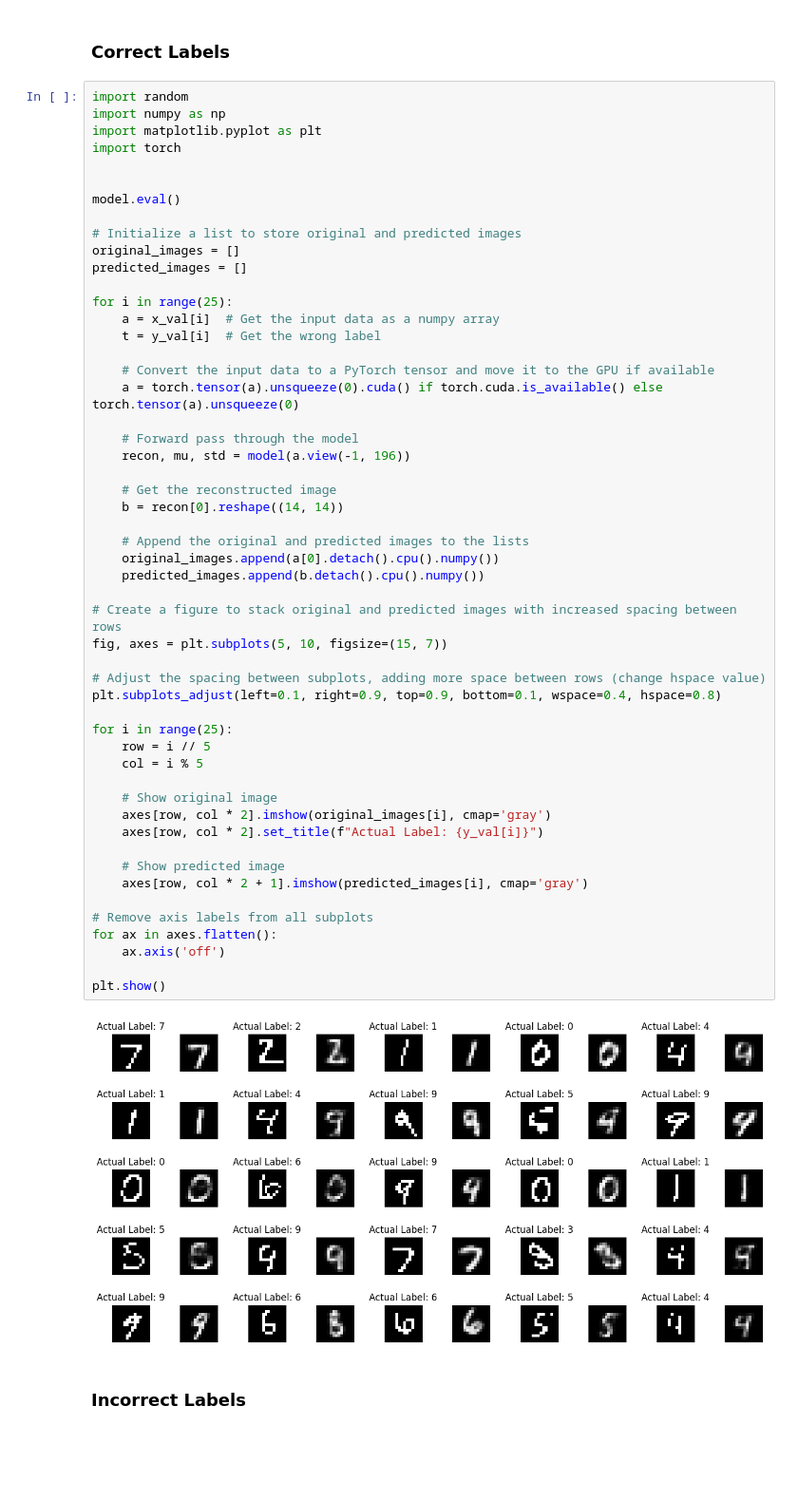
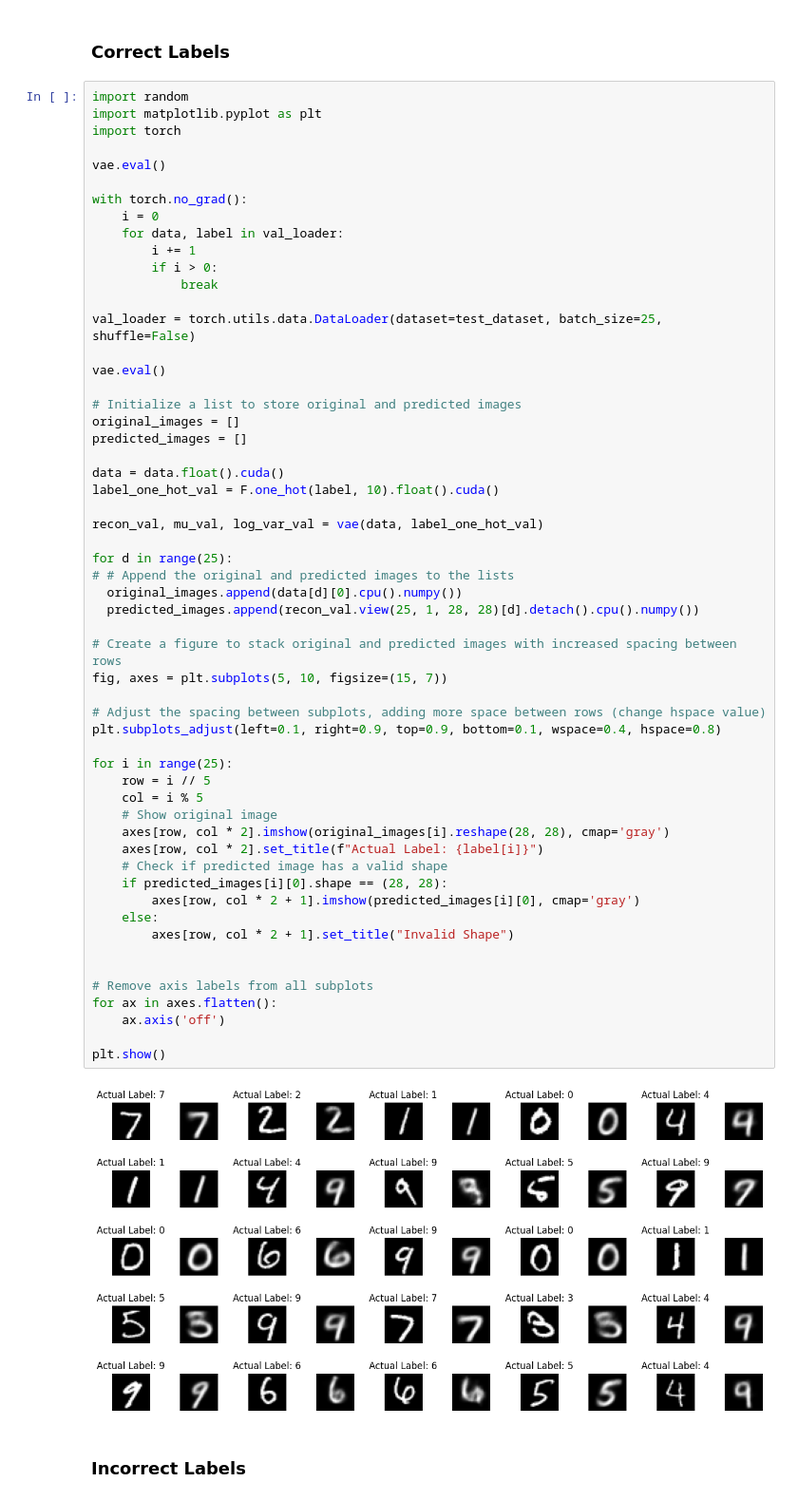
Before and after one commit to mkthoma/unet_and_vae, a Jupyter notebook: VAE/Demo VAE MNIST.ipynb, the cells around one changed output. Shown at 95% size. Saved outputs shown, nothing was run; the diff lists cells and outputs as text; blank space fills up the shorter version.

```diff
--- a/VAE/Demo VAE MNIST.ipynb
+++ b/VAE/Demo VAE MNIST.ipynb
@@ -199,57 +142,61 @@ plt.legend()
 ### Correct Labels
 # %%
 import random
-import numpy as np
 import matplotlib.pyplot as plt
 import torch
 
+vae.eval()
 
-model.eval()
+with torch.no_grad():
+    i = 0
+    for data, label in val_loader:
+        i += 1
+        if i > 0:
+            break
+
+val_loader = torch.utils.data.DataLoader(dataset=test_dataset, batch_size=25, shuffle=False)
+
+vae.eval()
 
 # Initialize a list to store original and predicted images
 original_images = []
 predicted_images = []
 
-for i in range(25):
-    a = x_val[i]  # Get the input data as a numpy array
-    t = y_val[i]  # Get the wrong label
+data = data.float().cuda()
+label_one_hot_val = F.one_hot(label, 10).float().cuda()
 
-    # Convert the input data to a PyTorch tensor and move it to the GPU if available
-    a = torch.tensor(a).unsqueeze(0).cuda() if torch.cuda.is_available() else torch.tensor(a).unsqueeze(0)
+recon_val, mu_val, log_var_val = vae(data, label_one_hot_val)
 
-    # Forward pass through the model
-    recon, mu, std = model(a.view(-1, 196))
-
-    # Get the reconstructed image
-    b = recon[0].reshape((14, 14))
-
-    # Append the original and predicted images to the lists
-    original_images.append(a[0].detach().cpu().numpy())
-    predicted_images.append(b.detach().cpu().numpy())
+for d in range(25):
+# # Append the original and predicted images to the lists
+  original_images.append(data[d][0].cpu().numpy())
+  predicted_images.append(recon_val.view(25, 1, 28, 28)[d].detach().cpu().numpy())
 
 # Create a figure to stack original and predicted images with increased spacing between rows
 fig, axes = plt.subplots(5, 10, figsize=(15, 7))
 
 # Adjust the spacing between subplots, adding more space between rows (change hspace value)
 plt.subplots_adjust(left=0.1, right=0.9, top=0.9, bottom=0.1, wspace=0.4, hspace=0.8)
 
 for i in range(25):
     row = i // 5
     col = i % 5
+    # Show original image
+    axes[row, col * 2].imshow(original_images[i].reshape(28, 28), cmap='gray')
+    axes[row, col * 2].set_title(f"Actual Label: {label[i]}")
+    # Check if predicted image has a valid shape
+    if predicted_images[i][0].shape == (28, 28):
+        axes[row, col * 2 + 1].imshow(predicted_images[i][0], cmap='gray')
+    else:
+        axes[row, col * 2 + 1].set_title("Invalid Shape")
 
-    # Show original image
-    axes[row, col * 2].imshow(original_images[i], cmap='gray')
-    axes[row, col * 2].set_title(f"Actual Label: {y_val[i]}")
-
-    # Show predicted image
-    axes[row, col * 2 + 1].imshow(predicted_images[i], cmap='gray')
 
 # Remove axis labels from all subplots
 for ax in axes.flatten():
     ax.axis('off')
 
 plt.show()
 # %% [output]
-[figure, old version]
+[figure, new version]
 # %% [markdown]
 ### Incorrect Labels
```
Also changed, not shown: parts of 7 cells of this notebook, 1 other file.
